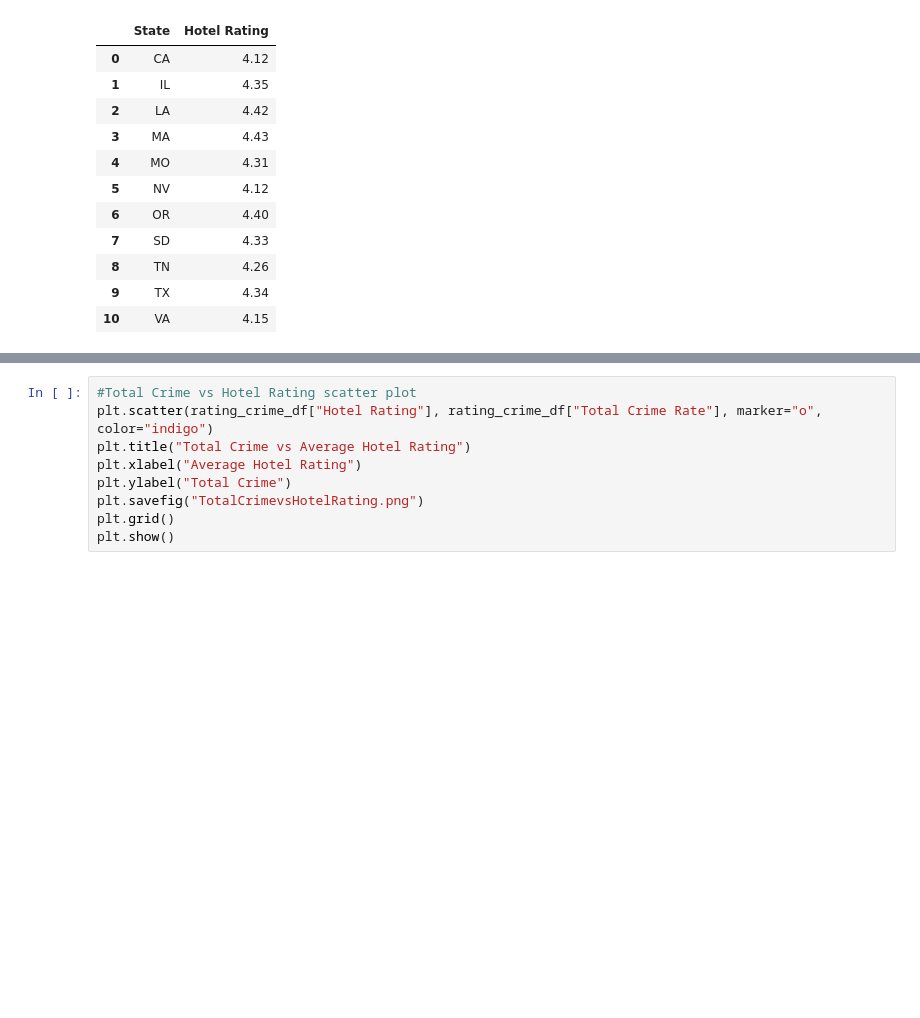
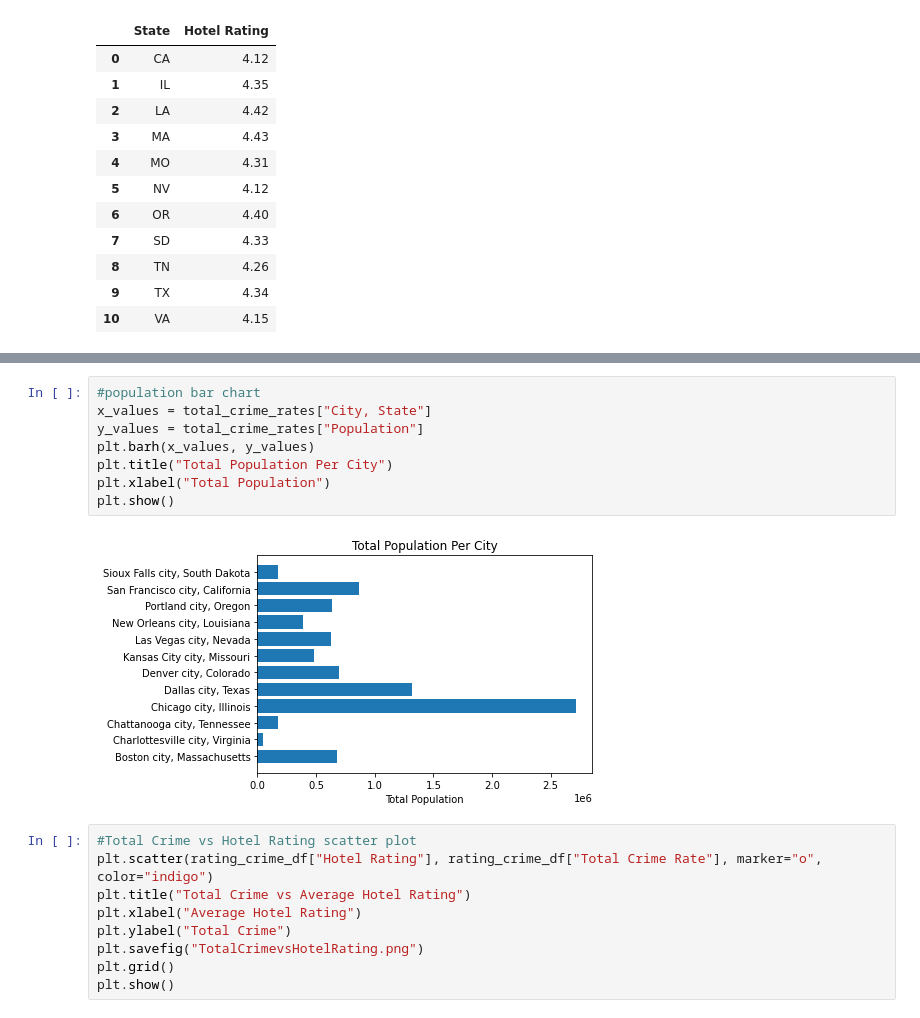
Before and after one commit to meghanvl/project_won, a Jupyter notebook: Visualizations.ipynb, the cells around one changed output, grey strips where cells are left out. Drawn from its saved outputs; the diff is of its cells as text; blank space fills up the shorter version.

Commit message:
added pop bar chart and updated maps

```diff
--- a/Visualizations.ipynb
+++ b/Visualizations.ipynb
@@ -133,6 +136,16 @@ rating_crime_df
 | 8 | TN | 4.26 | CHATTANOOGA POLICE DEPARTMENT | TN0330100 | Chattanooga city, Tennessee | 177365.0 | 24263 | ... |
 | 9 | TX | 4.34 | DALLAS POLICE DEPARTMENT | TXDPD0000 | Dallas city, Texas | 1318806.0 | 114909 | ... |
 | 10 | VA | 4.15 | CHARLOTTESVILLE POLICE DEPT | VA1020000 | Charlottesville city, Virginia | 47042.0 | 2591 | ... |
+# %%
+#population bar chart
+x_values = total_crime_rates["City, State"]
+y_values = total_crime_rates["Population"]
+plt.barh(x_values, y_values)
+plt.title("Total Population Per City")
+plt.xlabel("Total Population")
+plt.show()
+# %% [output]
+[figure, added]
 # %%
 #Total Crime vs Hotel Rating scatter plot
 plt.scatter(rating_crime_df["Hotel Rating"], rating_crime_df["Total Crime Rate"], marker="o", color="indigo")
```
Also changed, not shown: parts of 9 cells of this notebook.
